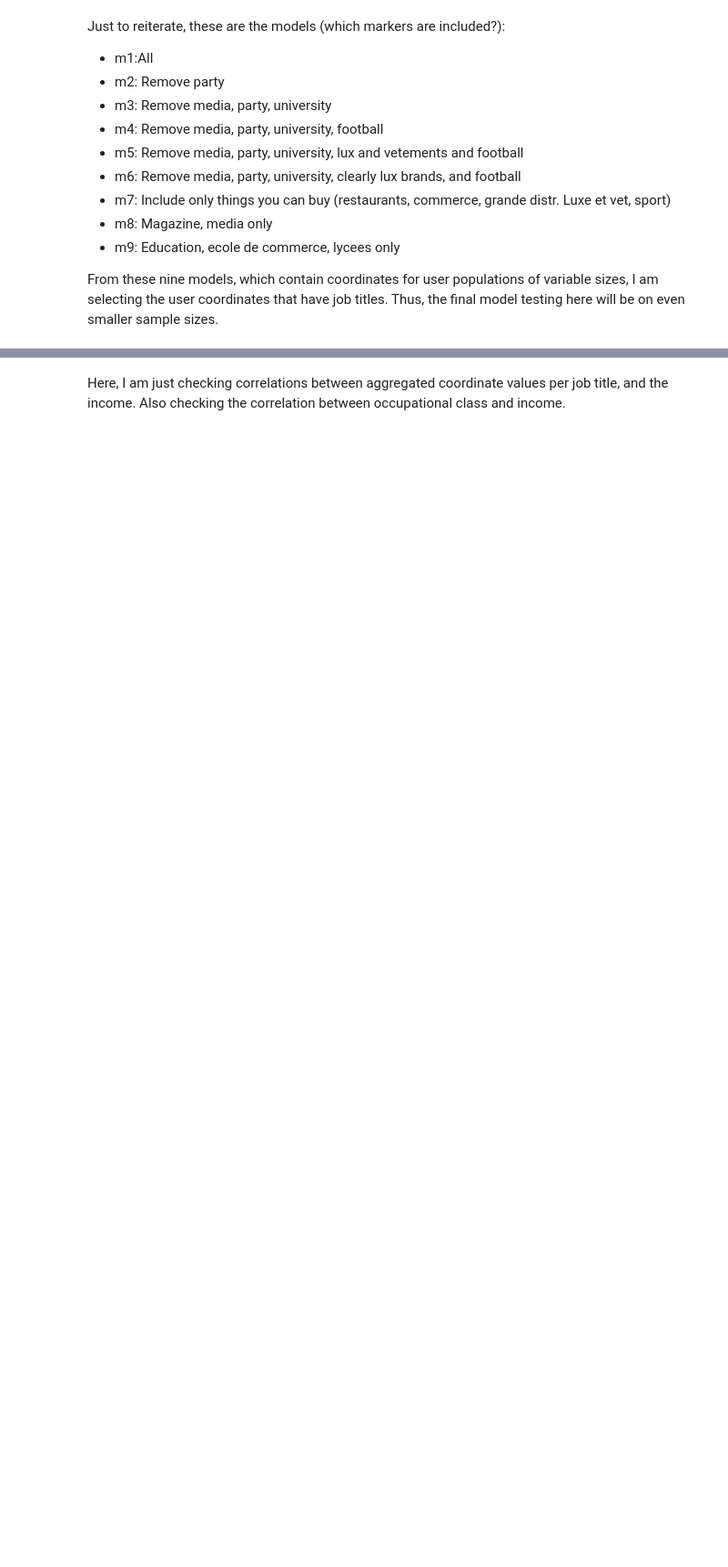
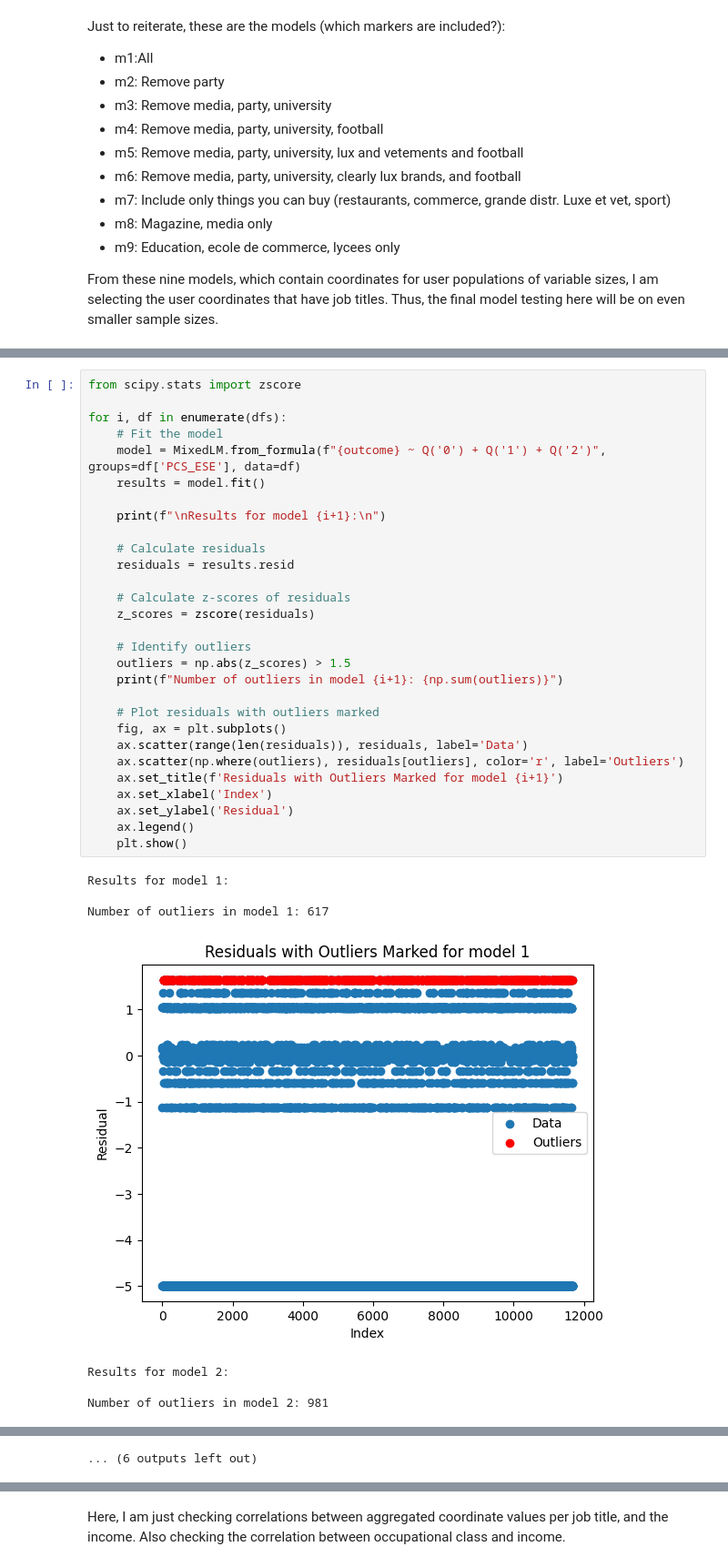
Before and after one commit to livtol99/Liv-Stage---FOCOS-Hand-Over, a Jupyter notebook: Code/Validation/Income_val.ipynb, the cells around one changed output, grey strips where cells are left out. Shown at 91% size. Cells and saved outputs as stored; diff of their text form; blank space fills up the shorter version.

```diff
--- a/Code/Validation/Income_val.ipynb
+++ b/Code/Validation/Income_val.ipynb
@@ -116,0 +631,37 @@ df9 = dfs[8] #4125 users
+# %%
+from scipy.stats import zscore
+
+for i, df in enumerate(dfs):
+    # Fit the model
+    model = MixedLM.from_formula(f"{outcome} ~ Q('0') + Q('1') + Q('2')", groups=df['PCS_ESE'], data=df)
+    results = model.fit()
+
+    print(f"\nResults for model {i+1}:\n")
+
+    # Calculate residuals
+    residuals = results.resid
+
+    # Calculate z-scores of residuals
+    z_scores = zscore(residuals)
+
+    # Identify outliers
+    outliers = np.abs(z_scores) > 1.5
+    print(f"Number of outliers in model {i+1}: {np.sum(outliers)}")
+
+    # Plot residuals with outliers marked
+    fig, ax = plt.subplots()
+    ax.scatter(range(len(residuals)), residuals, label='Data')
+    ax.scatter(np.where(outliers), residuals[outliers], color='r', label='Outliers')
+    ax.set_title(f'Residuals with Outliers Marked for model {i+1}')
+    ax.set_xlabel('Index')
+    ax.set_ylabel('Residual')
+    ax.legend()
+    plt.show()
+# %% [output]
+Results for model 1:
+
+Number of outliers in model 1: 617
+[figure, added]
+Results for model 2:
+
+Number of outliers in model 2: 981
@@ -116,0 +685 @@ df9 = dfs[8] #4125 users
+... (6 outputs left out)
```
Also changed, not shown: parts of 31 cells of this notebook.
